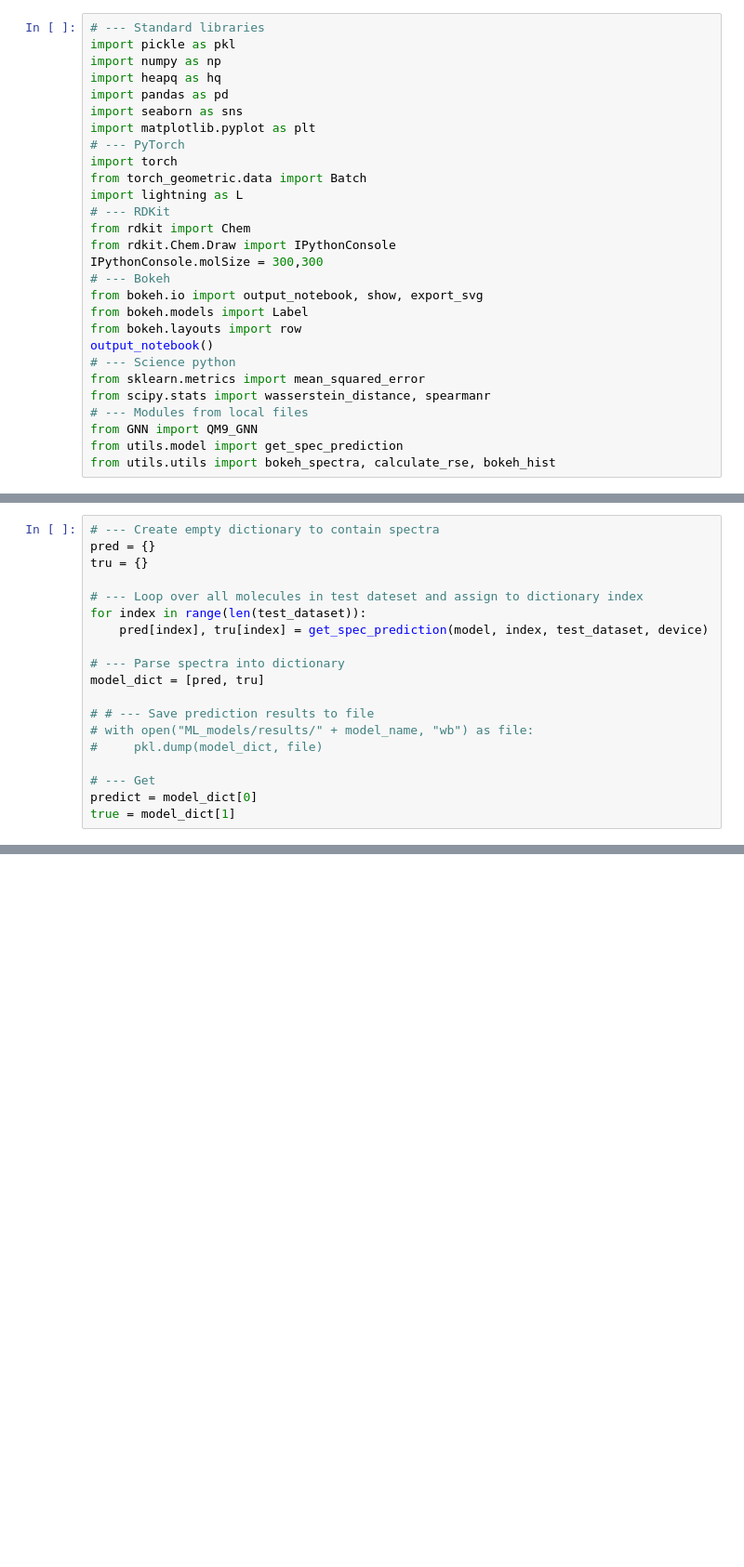
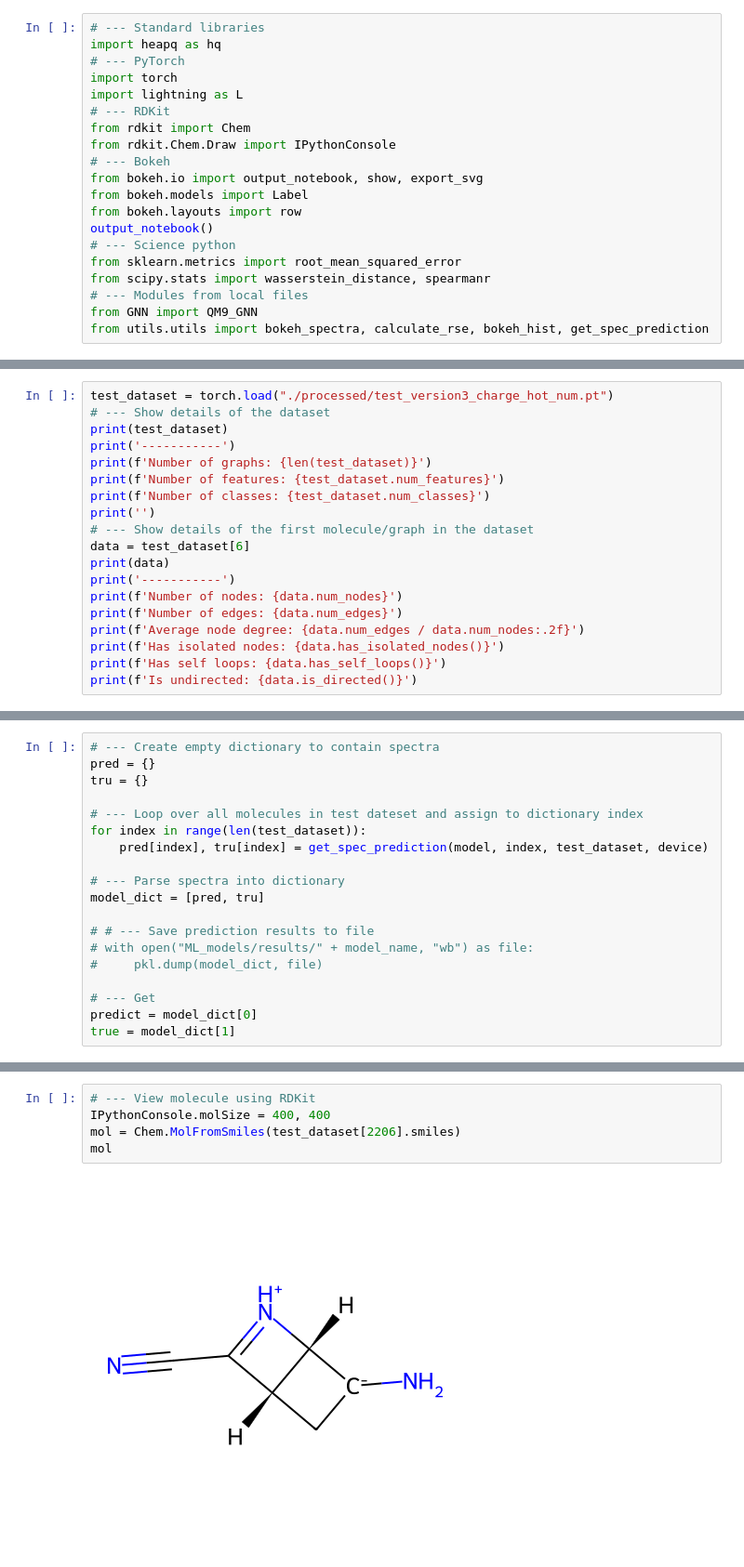
Before and after one commit to sam-j-hall/QM9_charge, a Jupyter notebook: test.ipynb, the cells around one changed output, grey strips where cells are left out. Shown: that part at 93% size. Saved outputs shown, nothing was run; the diff lists cells and outputs as text; blank space fills up the shorter version.

```diff
--- a/test.ipynb
+++ b/test.ipynb
@@ -1,31 +1,23 @@
 # %%
 # --- Standard libraries
-import pickle as pkl
-import numpy as np
 import heapq as hq
-import pandas as pd
-import seaborn as sns
-import matplotlib.pyplot as plt
 # --- PyTorch
 import torch
-from torch_geometric.data import Batch
 import lightning as L
 # --- RDKit
 from rdkit import Chem
 from rdkit.Chem.Draw import IPythonConsole
-IPythonConsole.molSize = 300,300
 # --- Bokeh
 from bokeh.io import output_notebook, show, export_svg
 from bokeh.models import Label
 from bokeh.layouts import row
 output_notebook()
 # --- Science python
-from sklearn.metrics import mean_squared_error
+from sklearn.metrics import root_mean_squared_error
 from scipy.stats import wasserstein_distance, spearmanr
 # --- Modules from local files
 from GNN import QM9_GNN
-from utils.model import get_spec_prediction
-from utils.utils import bokeh_spectra, calculate_rse, bokeh_hist
+from utils.utils import bokeh_spectra, calculate_rse, bokeh_hist, get_spec_prediction
 # %% [output]
 [interactive output not drawn]
 [interactive output not drawn]
@@ -98,0 +52,19 @@ for index in range(len(test_dataset)):
+# %%
+test_dataset = torch.load("./processed/test_version3_charge_hot_num.pt")
+# --- Show details of the dataset
+print(test_dataset)
+print('-----------')
+print(f'Number of graphs: {len(test_dataset)}')
+print(f'Number of features: {test_dataset.num_features}')
+print(f'Number of classes: {test_dataset.num_classes}')
+print('')
+# --- Show details of the first molecule/graph in the dataset
+data = test_dataset[6]
+print(data)
+print('-----------')
+print(f'Number of nodes: {data.num_nodes}')
+print(f'Number of edges: {data.num_edges}')
+print(f'Average node degree: {data.num_edges / data.num_nodes:.2f}')
+print(f'Has isolated nodes: {data.has_isolated_nodes()}')
+print(f'Has self loops: {data.has_self_loops()}')
+print(f'Is undirected: {data.is_directed()}')
@@ -185,0 +194,7 @@ show(p)
+# %%
+# --- View molecule using RDKit
+IPythonConsole.molSize = 400, 400
+mol = Chem.MolFromSmiles(test_dataset[2206].smiles)
+mol
+# %% [output]
+[figure, added]
```
Also changed, not shown: parts of 17 cells of this notebook.
